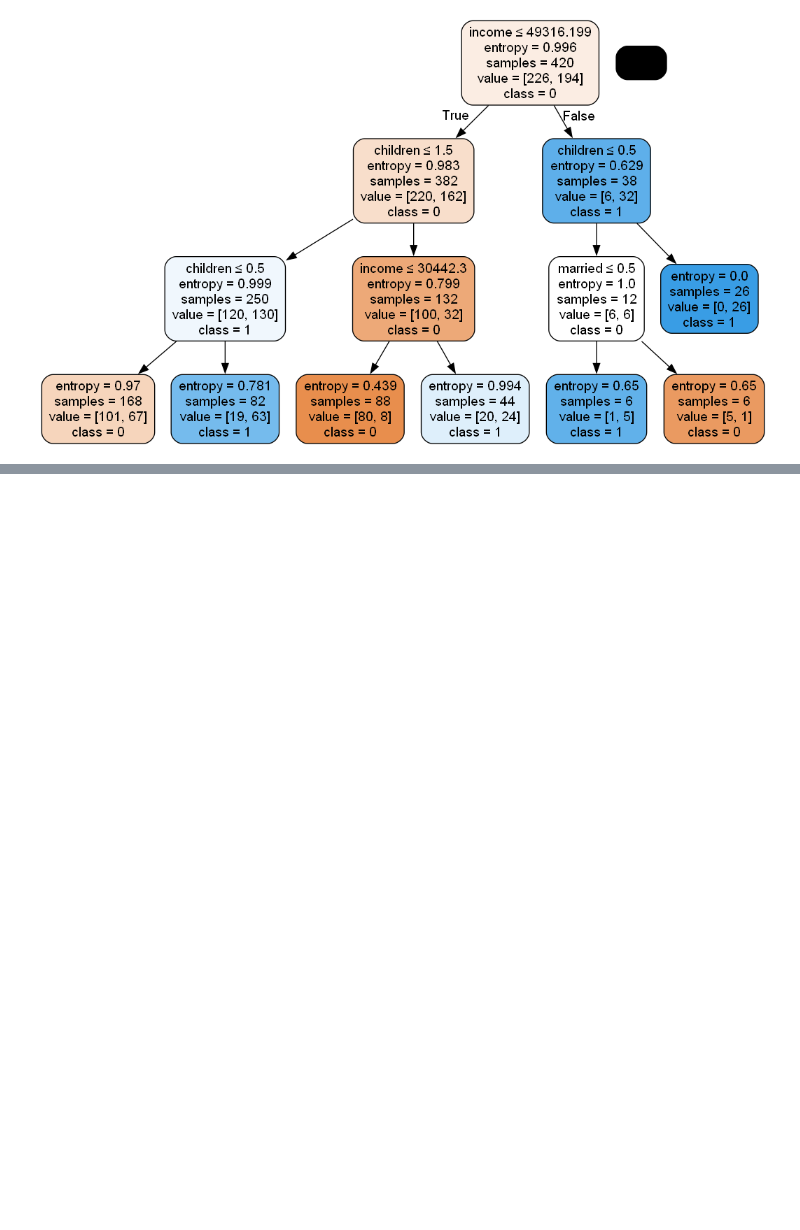
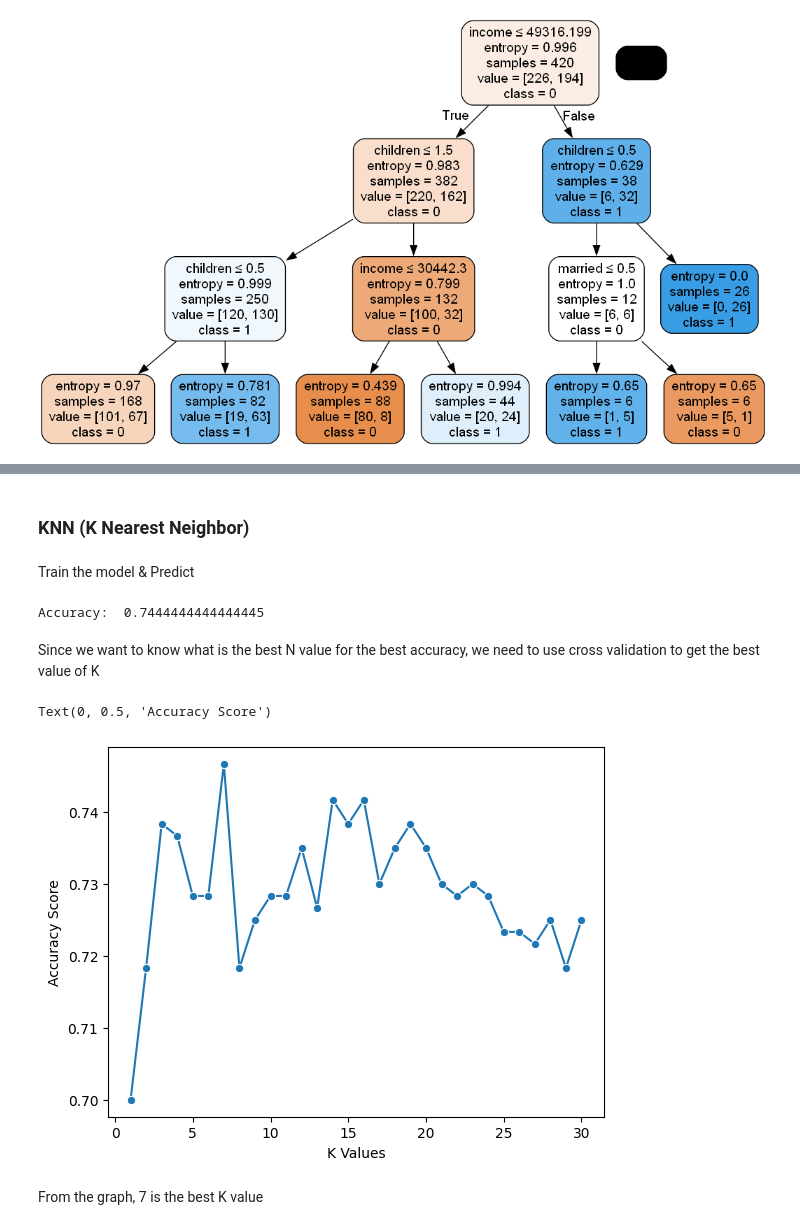
Before and after one commit to Tonkhaowm8/Data-Analysis, a Jupyter notebook: Lab 9/lab9.ipynb, the cells around one changed output, grey strips where cells are left out. Cells and saved outputs as stored; diff of their text form; code cells hidden in the pictures; blank space fills up the shorter version.

```diff
--- a/Lab 9/lab9.ipynb
+++ b/Lab 9/lab9.ipynb
@@ -238,2 +243,50 @@ The more layer, the more accurate the data will be
 
 Both method offers the same accuracy, just different approach
+# %% [markdown]
+### KNN (K Nearest Neighbor)
+# %%
+features_cols = ["age", "sex", "region", "income", "married", "children", "car", "save_act", "mortgage"]
+X = df[features_cols] # Features
+y = df.pep # Target Variables
+
+# Split dataset into training set and test set
+X_train, X_test, y_train, y_test = train_test_split(X, y, test_size = 0.3, random_state = 1) # 70% training, 30% test
+
+# Standardize the features
+scaler = StandardScaler()
+X_train = scaler.fit_transform(X_train)
+X_test = scaler.transform(X_test)
+# %% [markdown]
+Train the model & Predict
+# %%
+# Fitting and Evaluating Model
+knn = KNeighborsClassifier(n_neighbors = 3)
+knn.fit(X_train, y_train)
+
+y_pred = knn.predict(X_test)
+accuracy = accuracy_score(y_test, y_pred)
+print("Accuracy: ", accuracy)
+# %% [output]
+Accuracy:  0.7444444444444445
+# %% [markdown]
+Since we want to know what is the best N value for the best accuracy, we need to use cross validation to get the best value of K
+# %%
+k_values = [i for i in range(1,31)]
+scores = []
+
+scaler = StandardScaler()
+X = scaler.fit_transform(X)
+
+for k in k_values:
+    knn = KNeighborsClassifier(n_neighbors=k)
+    score = cross_val_score(knn, X, y, cv=5)
+    scores.append(np.mean(score))
+
+sns.lineplot(x = k_values, y = scores, marker = 'o')
+plt.xlabel("K Values")
+plt.ylabel("Accuracy Score")
+# %% [output]
+Text(0, 0.5, 'Accuracy Score')
+[figure, added]
+# %% [markdown]
+From the graph, 7 is the best K value
```
Also changed, not shown: parts of 12 cells of this notebook, 1 other file.
